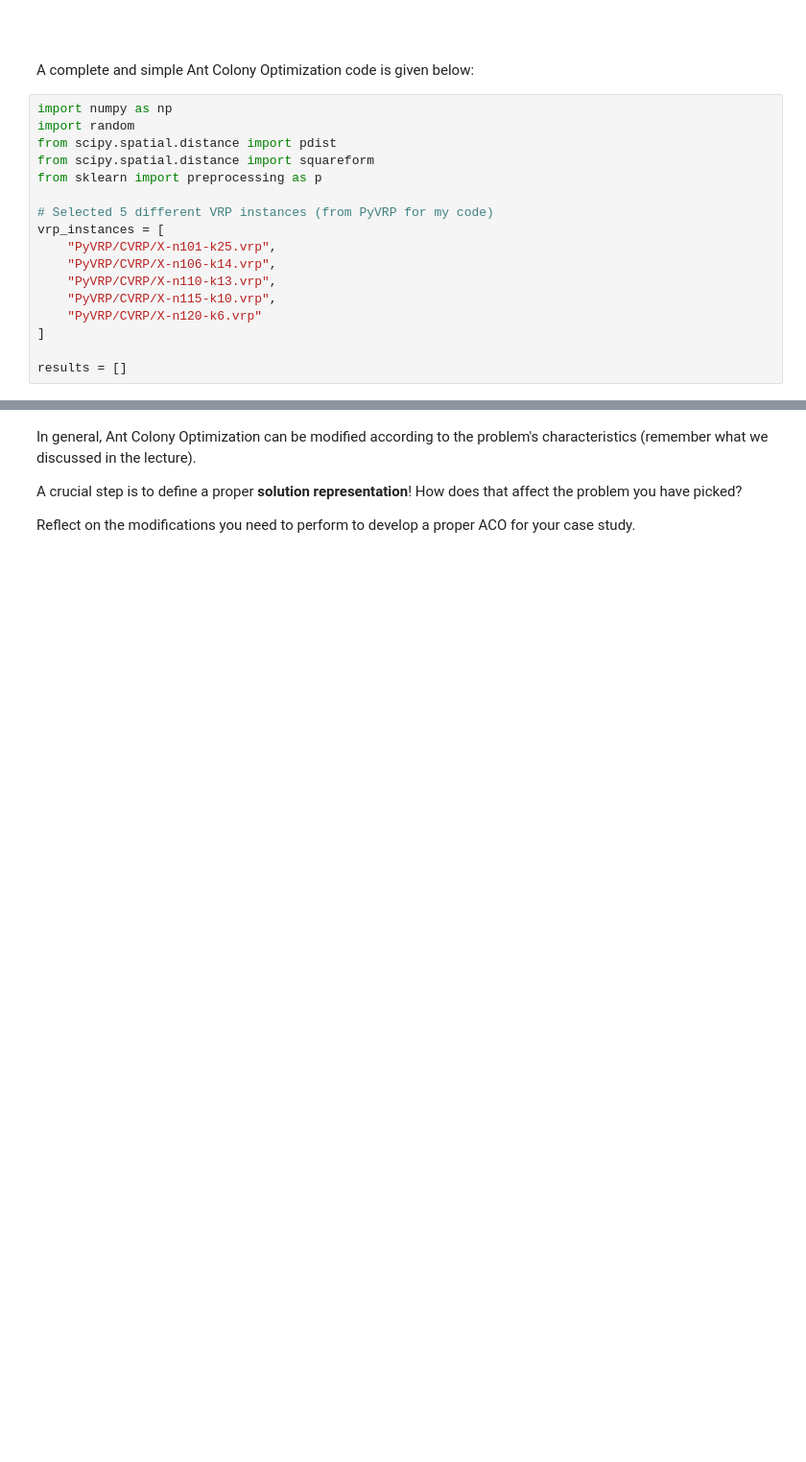
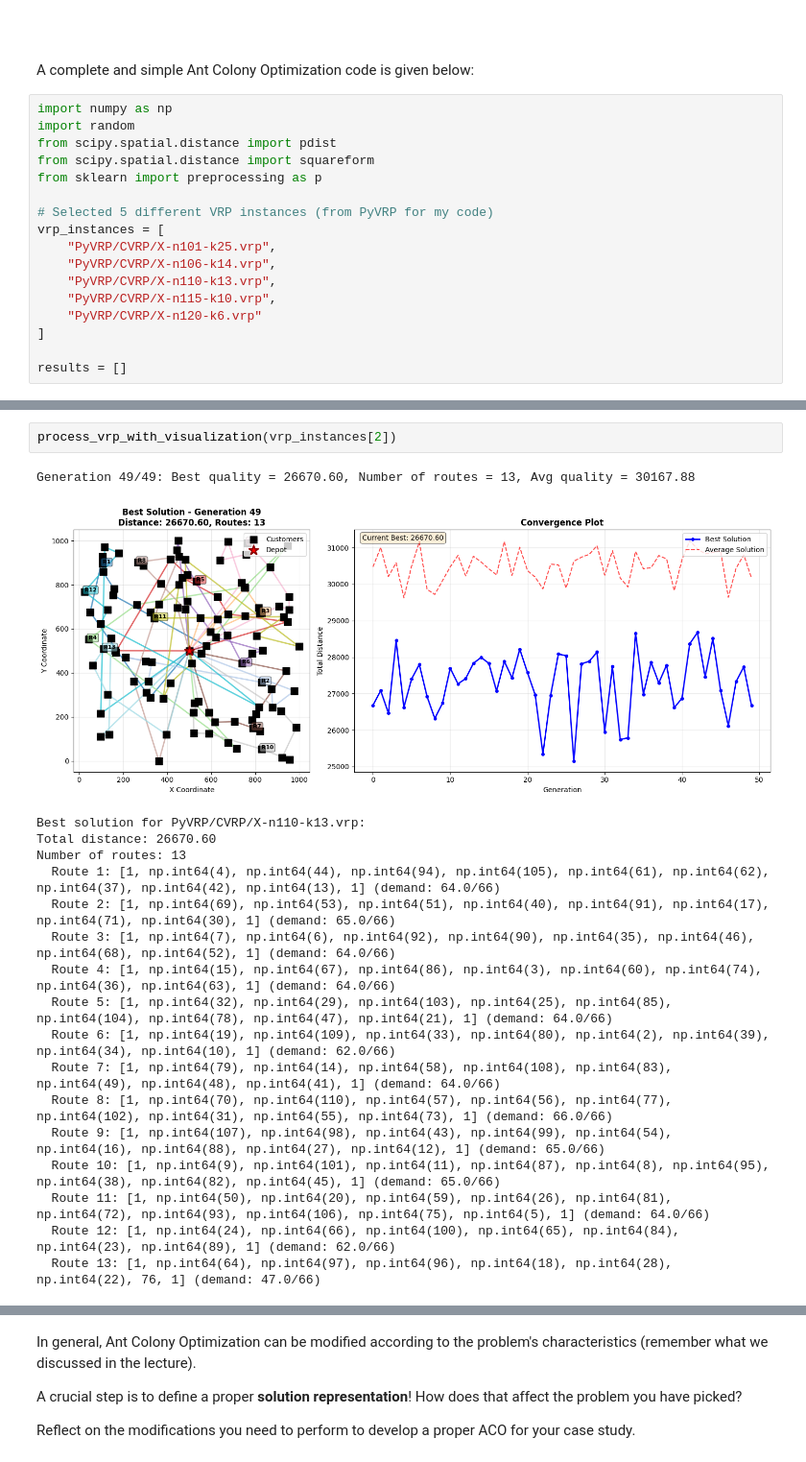
Before and after one commit to punnoose-1620/ant-colony-seminar-3, a Jupyter notebook: Ant_Colony_Optimization_(SOTA_2025).ipynb, the cells around one changed output, grey strips where cells are left out. Shown at 96% size. Saved outputs shown, nothing was run; the diff lists cells and outputs as text; blank space fills up the shorter version.

```diff
--- a/Ant_Colony_Optimization_(SOTA_2025).ipynb
+++ b/Ant_Colony_Optimization_(SOTA_2025).ipynb
@@ -1582,0 +1615,21 @@ PyVRP/CVRP/X-n120-k6.vrp: Distance = 27181.05, Routes = 6
+# %%
+process_vrp_with_visualization(vrp_instances[2])
+# %% [output]
+Generation 49/49: Best quality = 26670.60, Number of routes = 13, Avg quality = 30167.88
+[figure, added]
+Best solution for PyVRP/CVRP/X-n110-k13.vrp:
+Total distance: 26670.60
+Number of routes: 13
+  Route 1: [1, np.int64(4), np.int64(44), np.int64(94), np.int64(105), np.int64(61), np.int64(62), np.int64(37), np.int64(42), np.int64(13), 1] (demand: 64.0/66)
+  Route 2: [1, np.int64(69), np.int64(53), np.int64(51), np.int64(40), np.int64(91), np.int64(17), np.int64(71), np.int64(30), 1] (demand: 65.0/66)
+  Route 3: [1, np.int64(7), np.int64(6), np.int64(92), np.int64(90), np.int64(35), np.int64(46), np.int64(68), np.int64(52), 1] (demand: 64.0/66)
+  Route 4: [1, np.int64(15), np.int64(67), np.int64(86), np.int64(3), np.int64(60), np.int64(74), np.int64(36), np.int64(63), 1] (demand: 64.0/66)
+  Route 5: [1, np.int64(32), np.int64(29), np.int64(103), np.int64(25), np.int64(85), np.int64(104), np.int64(78), np.int64(47), np.int64(21), 1] (demand: 64.0/66)
+  Route 6: [1, np.int64(19), np.int64(109), np.int64(33), np.int64(80), np.int64(2), np.int64(39), np.int64(34), np.int64(10), 1] (demand: 62.0/66)
+  Route 7: [1, np.int64(79), np.int64(14), np.int64(58), np.int64(108), np.int64(83), np.int64(49), np.int64(48), np.int64(41), 1] (demand: 64.0/66)
+  Route 8: [1, np.int64(70), np.int64(110), np.int64(57), np.int64(56), np.int64(77), np.int64(102), np.int64(31), np.int64(55), np.int64(73), 1] (demand: 66.0/66)
+  Route 9: [1, np.int64(107), np.int64(98), np.int64(43), np.int64(99), np.int64(54), np.int64(16), np.int64(88), np.int64(27), np.int64(12), 1] (demand: 65.0/66)
+  Route 10: [1, np.int64(9), np.int64(101), np.int64(11), np.int64(87), np.int64(8), np.int64(95), np.int64(38), np.int64(82), np.int64(45), 1] (demand: 65.0/66)
+  Route 11: [1, np.int64(50), np.int64(20), np.int64(59), np.int64(26), np.int64(81), np.int64(72), np.int64(93), np.int64(106), np.int64(75), np.int64(5), 1] (demand: 64.0/66)
+  Route 12: [1, np.int64(24), np.int64(66), np.int64(100), np.int64(65), np.int64(84), np.int64(23), np.int64(89), 1] (demand: 62.0/66)
+  Route 13: [1, np.int64(64), np.int64(97), np.int64(96), np.int64(18), np.int64(28), np.int64(22), 76, 1] (demand: 47.0/66)
```
Also changed, not shown: parts of 7 cells of this notebook, 1 other file.
